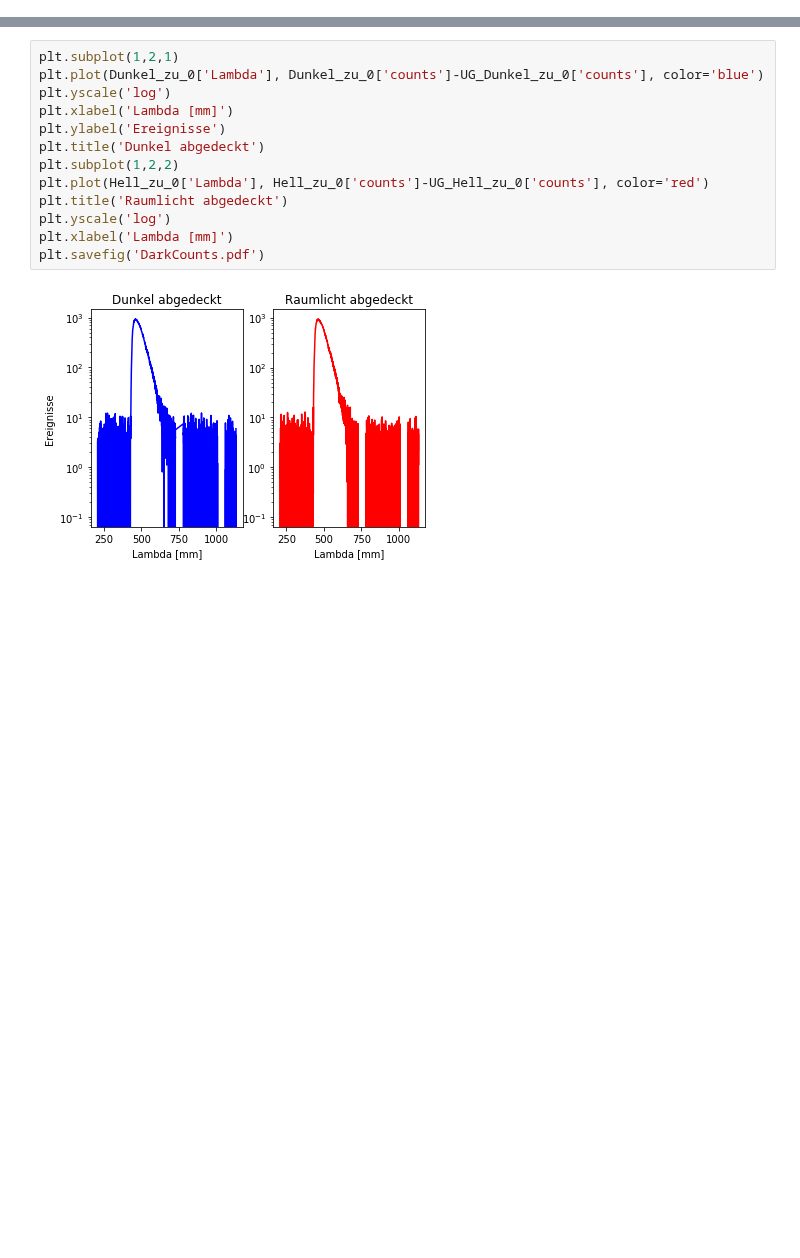
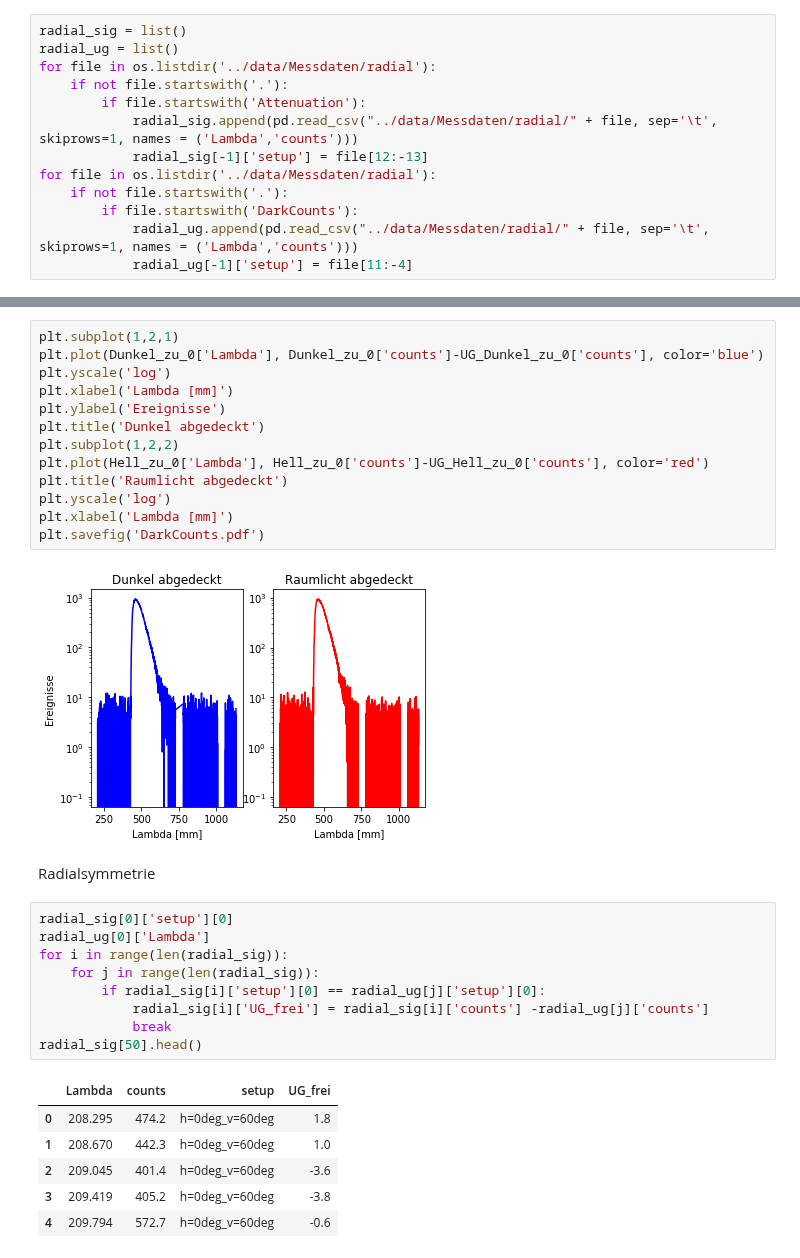
Before and after one commit to Ninilini/FP_Teilchen, a Jupyter notebook: Szintillierende_Fasern/plots/Untitled1.ipynb, the cells around one changed output, grey strips where cells are left out. Cells and saved outputs as stored; diff of their text form; blank space fills up the shorter version.

```diff
--- a/Szintillierende_Fasern/plots/Untitled1.ipynb
+++ b/Szintillierende_Fasern/plots/Untitled1.ipynb
@@ -10,3 +11,16 @@ from scipy.optimize import curve_fit
+# %%
+radial_sig = list()
+radial_ug = list()
+for file in os.listdir('../data/Messdaten/radial'):
+    if not file.startswith('.'):
+        if file.startswith('Attenuation'):
+            radial_sig.append(pd.read_csv("../data/Messdaten/radial/" + file, sep='\t', skiprows=1, names = ('Lambda','counts')))
+            radial_sig[-1]['setup'] = file[12:-13]
+for file in os.listdir('../data/Messdaten/radial'):
+    if not file.startswith('.'):
+        if file.startswith('DarkCounts'):
+            radial_ug.append(pd.read_csv("../data/Messdaten/radial/" + file, sep='\t', skiprows=1, names = ('Lambda','counts')))
+            radial_ug[-1]['setup'] = file[11:-4]
 # %%
 Dunkel_offen_0 = pd.read_csv('../data/Messdaten/dunkel_offen/Attenuation_h=0deg_v=0deg_x=1000mm.txt', sep='\t', skiprows=1, names = ('Lambda','counts'))
 Dunkel_offen_60 = pd.read_csv('../data/Messdaten/dunkel_offen/Attenuation_h=60deg_v=0deg_x=1000mm.txt', sep='\t', skiprows=1, names = ('Lambda','counts'))
@@ -56,3 +70,21 @@ plt.xlabel('Lambda [mm]')
 plt.savefig('DarkCounts.pdf')
 # %% [output]
 [figure]
+# %% [markdown]
+Radialsymmetrie
+# %%
+radial_sig[0]['setup'][0]
+radial_ug[0]['Lambda']
+for i in range(len(radial_sig)):
+    for j in range(len(radial_sig)):
+        if radial_sig[i]['setup'][0] == radial_ug[j]['setup'][0]:
+            radial_sig[i]['UG_frei'] = radial_sig[i]['counts'] -radial_ug[j]['counts']
+            break
+radial_sig[50].head()
+# %% [output]
+|  | Lambda | counts | setup | UG_frei |
+| 0 | 208.295 | 474.2 | h=0deg_v=60deg | 1.8 |
+| 1 | 208.670 | 442.3 | h=0deg_v=60deg | 1.0 |
+| 2 | 209.045 | 401.4 | h=0deg_v=60deg | -3.6 |
+| 3 | 209.419 | 405.2 | h=0deg_v=60deg | -3.8 |
+| 4 | 209.794 | 572.7 | h=0deg_v=60deg | -0.6 |
```
Also changed, not shown: parts of 1 cell of this notebook, 3 other files.
